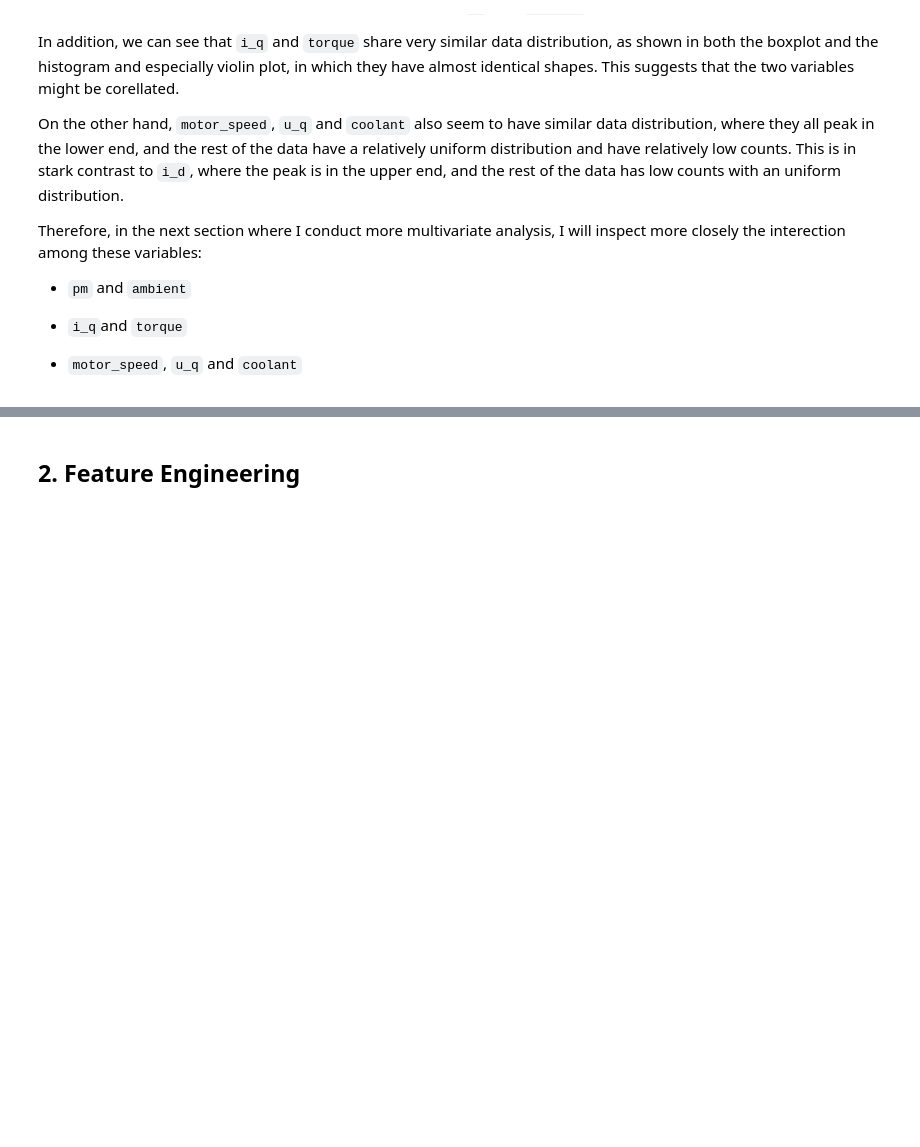
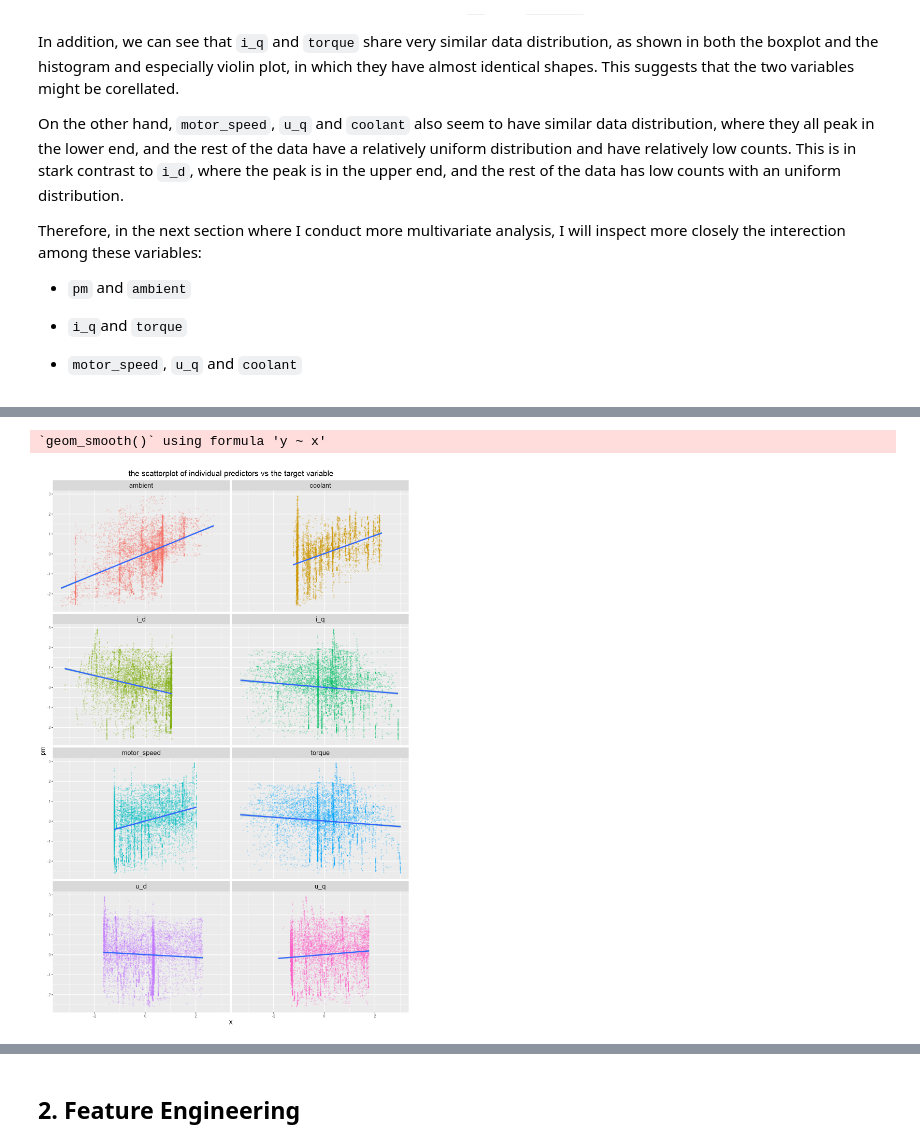
Before and after one commit to DanielTranDS/RotorTemperature-EDA-Regression, a Jupyter notebook: RotorTemp_ModellingCodes.ipynb, the cells around one changed output, grey strips where cells are left out. Cells and saved outputs as stored; diff of their text form; code cells hidden in the pictures; blank space fills up the shorter version.

```diff
--- a/RotorTemp_ModellingCodes.ipynb
+++ b/RotorTemp_ModellingCodes.ipynb
@@ -256,0 +335,16 @@ Therefore, in the next section where I conduct more multivariate analysis, I wil
+# %%
+#create a new dataframe with three columns, values(X), the attribute group,pm
+pvst<-pivot_longer(train[-10],cols=names(train[-10])[-9],names_to='group',values_to='X')
+
+options(repr.plot.width=12, repr.plot.height=18)
+ggplot(pvst, aes(x=X,y=pm)) + geom_point(aes(colour = factor(group)),size=0.2,alpha=0.2)+
+facet_wrap(~ group,ncol=2)+geom_smooth(method='lm',se=TRUE,fill="#69b3a2")+
+theme(strip.text.x = element_text(size = 18),legend.position="none")+
+ggtitle('the scattorplot of individual predictors vs the target variable')+
+theme( strip.text.x = element_text(size = 15),plot.title = element_text(size=18,hjust=0.5),
+      axis.title.y = element_text(size = rel(1.2), angle = 90),
+      axis.title.x = element_text(size = rel(1.2)),
+      legend.position='none' )
+# %% [output]
+`geom_smooth()` using formula 'y ~ x'
+[figure, added]
```
Also changed, not shown: parts of 18 cells of this notebook.
